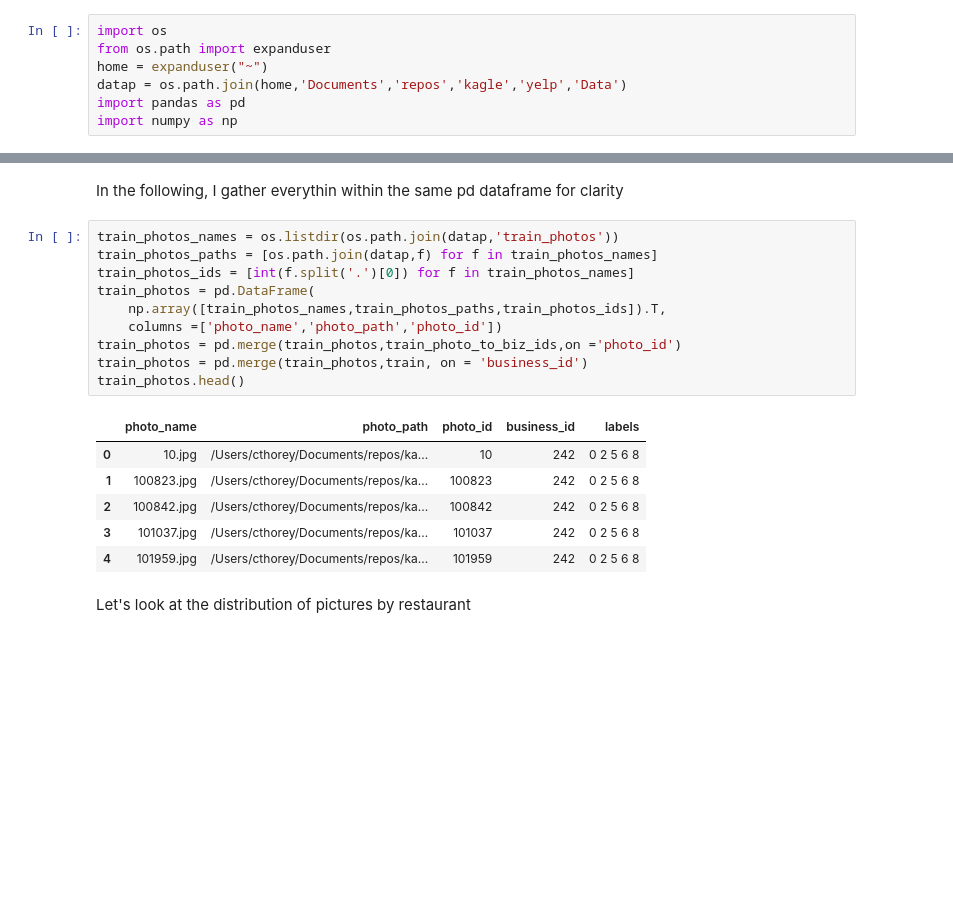
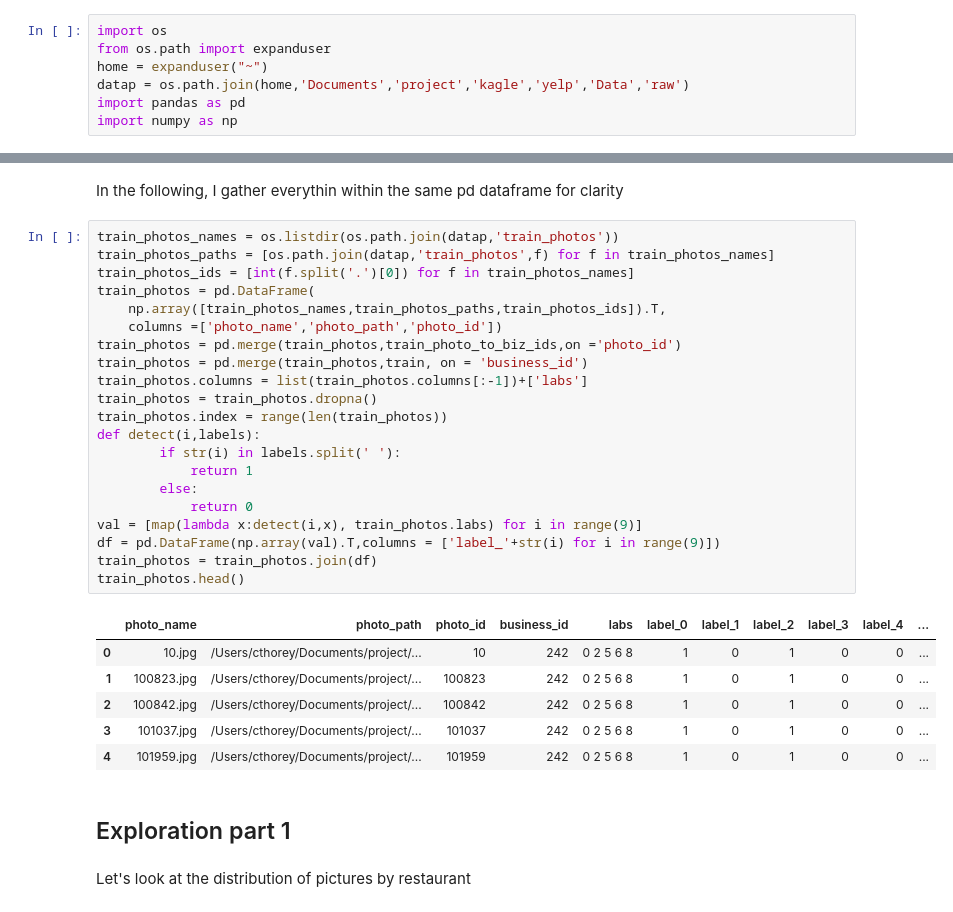
Before and after one commit to cthorey/Yelp, a Jupyter notebook: Notebook/Exploration.ipynb, the cells around one changed output, grey strips where cells are left out. Saved outputs shown, nothing was run; the diff lists cells and outputs as text; blank space fills up the shorter version.

Commit message:
memap for array
Former-commit-id: f101cd0699dd217ed73fc65395fae8feea9fb7b4

```diff
--- a/Notebook/Exploration.ipynb
+++ b/Notebook/Exploration.ipynb
@@ -4,7 +4,7 @@
 import os
 from os.path import expanduser
 home = expanduser("~")
-datap = os.path.join(home,'Documents','repos','kagle','yelp','Data')
+datap = os.path.join(home,'Documents','project','kagle','yelp','Data','raw')
 import pandas as pd
 import numpy as np
 # %%
@@ -44,21 +45,34 @@ train_photo_to_biz_ids.head(2)
 In the following, I gather everythin within the same pd dataframe for clarity
 # %%
 train_photos_names = os.listdir(os.path.join(datap,'train_photos'))
-train_photos_paths = [os.path.join(datap,f) for f in train_photos_names]
+train_photos_paths = [os.path.join(datap,'train_photos',f) for f in train_photos_names]
 train_photos_ids = [int(f.split('.')[0]) for f in train_photos_names]
 train_photos = pd.DataFrame(
     np.array([train_photos_names,train_photos_paths,train_photos_ids]).T,
     columns =['photo_name','photo_path','photo_id'])
 train_photos = pd.merge(train_photos,train_photo_to_biz_ids,on ='photo_id')
 train_photos = pd.merge(train_photos,train, on = 'business_id')
+train_photos.columns = list(train_photos.columns[:-1])+['labs']
+train_photos = train_photos.dropna()
+train_photos.index = range(len(train_photos))
+def detect(i,labels):
+        if str(i) in labels.split(' '):
+            return 1
+        else:
+            return 0
+val = [map(lambda x:detect(i,x), train_photos.labs) for i in range(9)]
+df = pd.DataFrame(np.array(val).T,columns = ['label_'+str(i) for i in range(9)])
+train_photos = train_photos.join(df)
 train_photos.head()
 # %% [output]
-|  | photo_name | photo_path | photo_id | business_id | labels |
-| 0 | 10.jpg | /Users/cthorey/Documents/repos/ka... | 10 | 242 | 0 2 5 6 8 |
-| 1 | 100823.jpg | /Users/cthorey/Documents/repos/ka... | 100823 | 242 | 0 2 5 6 8 |
-| 2 | 100842.jpg | /Users/cthorey/Documents/repos/ka... | 100842 | 242 | 0 2 5 6 8 |
-| 3 | 101037.jpg | /Users/cthorey/Documents/repos/ka... | 101037 | 242 | 0 2 5 6 8 |
-| 4 | 101959.jpg | /Users/cthorey/Documents/repos/ka... | 101959 | 242 | 0 2 5 6 8 |
+|  | photo_name | photo_path | photo_id | business_id | labs | label_0 | label_1 | label_2 | label_3 | label_4 | ... |
+| 0 | 10.jpg | /Users/cthorey/Documents/project/... | 10 | 242 | 0 2 5 6 8 | 1 | 0 | 1 | 0 | 0 | ... |
+| 1 | 100823.jpg | /Users/cthorey/Documents/project/... | 100823 | 242 | 0 2 5 6 8 | 1 | 0 | 1 | 0 | 0 | ... |
+| 2 | 100842.jpg | /Users/cthorey/Documents/project/... | 100842 | 242 | 0 2 5 6 8 | 1 | 0 | 1 | 0 | 0 | ... |
+| 3 | 101037.jpg | /Users/cthorey/Documents/project/... | 101037 | 242 | 0 2 5 6 8 | 1 | 0 | 1 | 0 | 0 | ... |
+| 4 | 101959.jpg | /Users/cthorey/Documents/project/... | 101959 | 242 | 0 2 5 6 8 | 1 | 0 | 1 | 0 | 0 | ... |
+# %% [markdown]
+ ## Exploration part 1
 # %% [markdown]
 Let's look at the distribution of pictures by restaurant
 # %%
```
Also changed, not shown: parts of 29 cells of this notebook, 6 other files.
